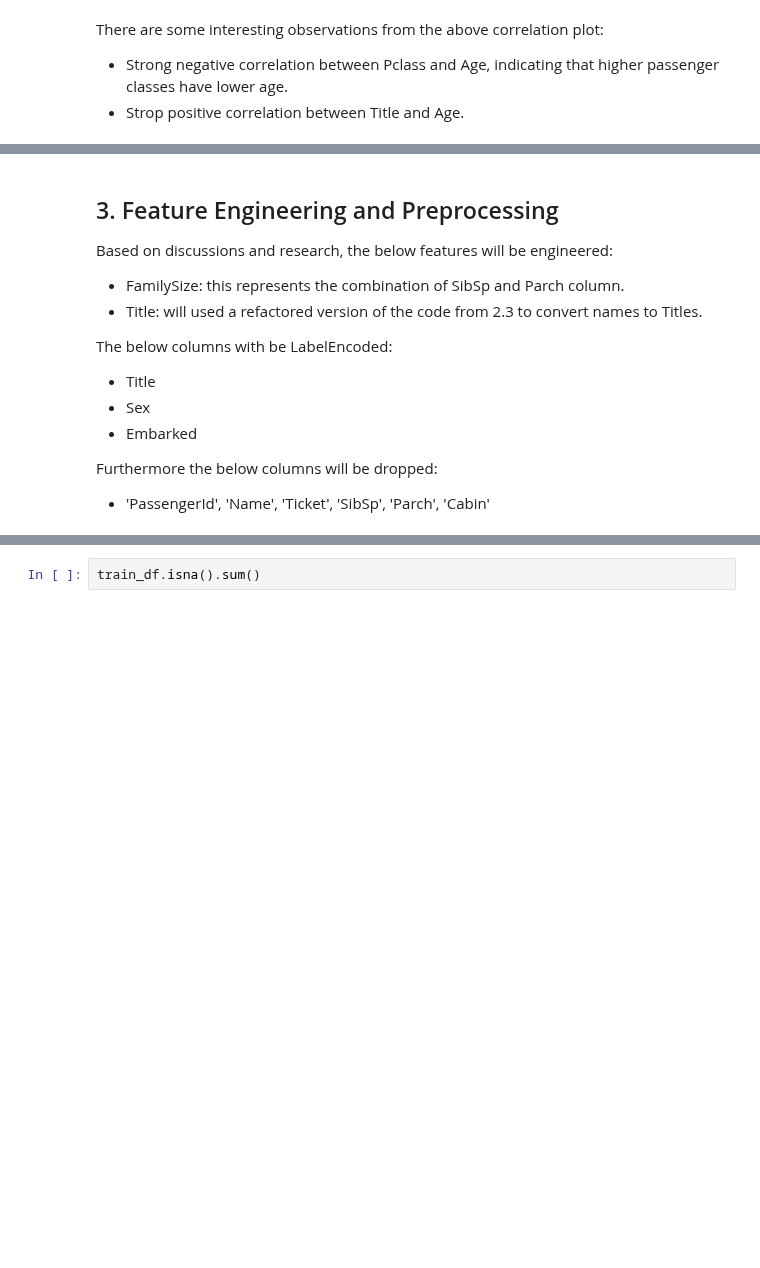
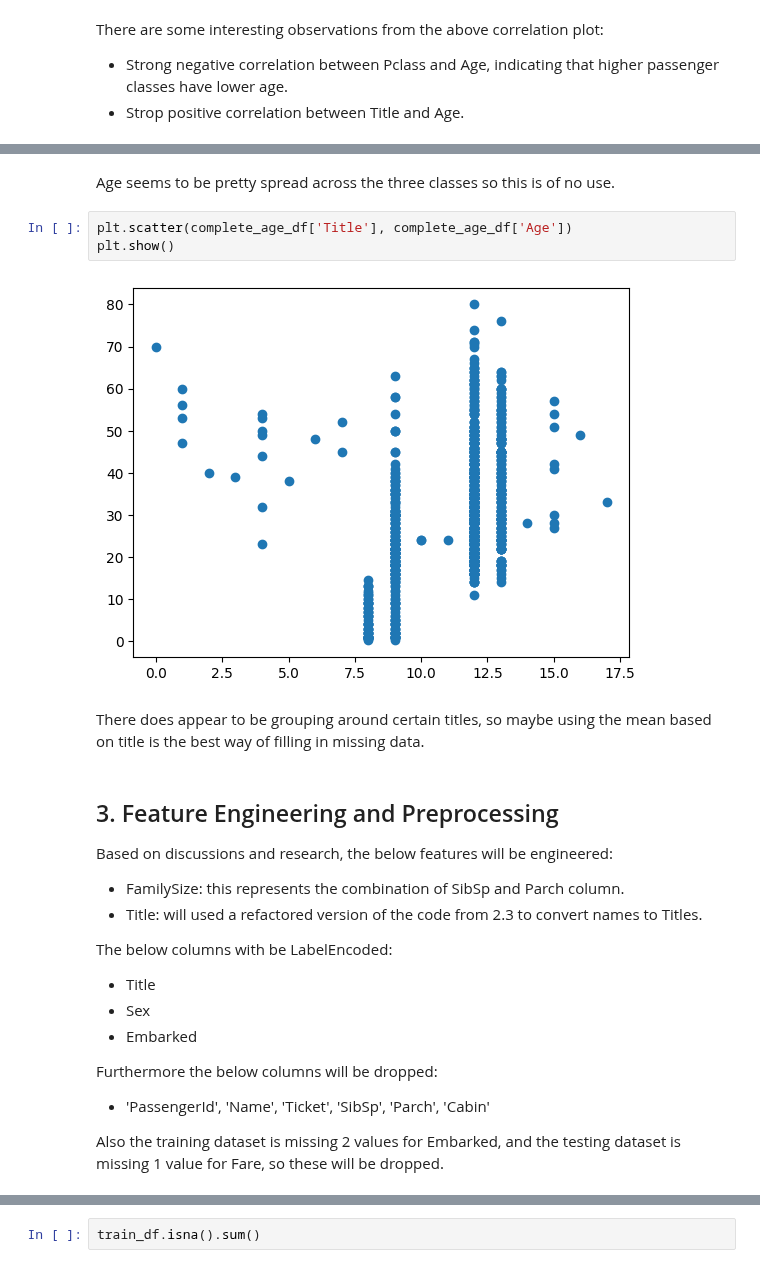
Before and after one commit to Mark-Barbaric/Kaggle, a Jupyter notebook: titanic/titanic.ipynb, the cells around one changed output, grey strips where cells are left out. Cells and saved outputs as stored; diff of their text form; blank space fills up the shorter version.

```diff
--- a/titanic/titanic.ipynb
+++ b/titanic/titanic.ipynb
@@ -222,3 +246,12 @@ Now I'm going to visualize Age and Titles to see if there is any discernable rel
+# %% [markdown]
+Age seems to be pretty spread across the three classes so this is of no use.
+# %%
+plt.scatter(complete_age_df['Title'], complete_age_df['Age'])
+plt.show()
+# %% [output]
+[figure, added]
+# %% [markdown]
+There does appear to be grouping around certain titles, so maybe using the mean based on title is the best way of filling in missing data.
 # %% [markdown]
 ## 3. Feature Engineering and Preprocessing
 
@@ -236,3 +269,5 @@ The below columns with be LabelEncoded:
 Furthermore the below columns will be dropped:
 
 * 'PassengerId', 'Name', 'Ticket', 'SibSp', 'Parch', 'Cabin'
+
+Also the training dataset is missing 2 values for Embarked, and the testing dataset is missing 1 value for Fare, so these will be dropped.
```
Also changed, not shown: parts of 19 cells of this notebook.
